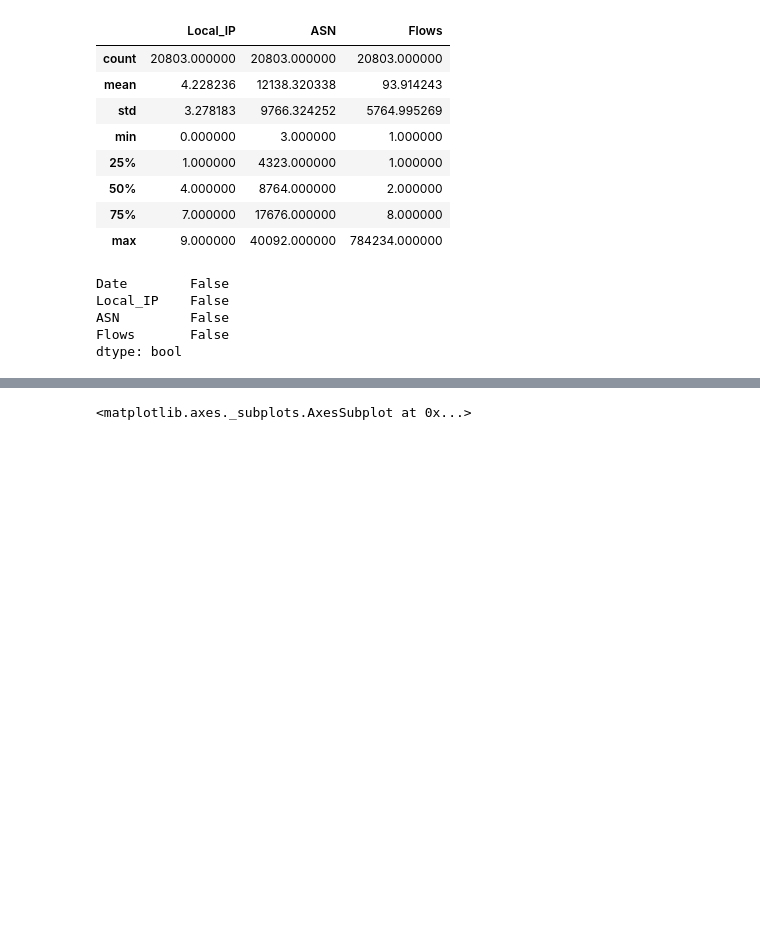
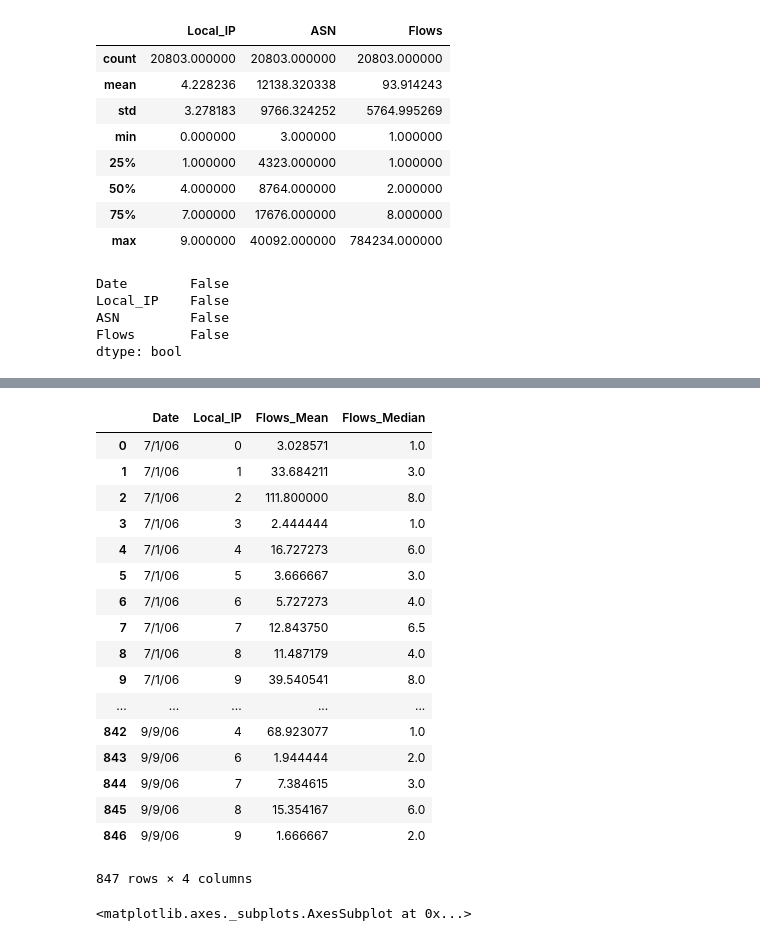
Before and after one commit to astarr8181/bot_net, a Jupyter notebook: bot_net_explore.ipynb, the cells around one changed output, grey strips where cells are left out. Saved outputs shown, nothing was run; the diff lists cells and outputs as text; code cells hidden in the pictures; blank space fills up the shorter version.

```diff
--- a/bot_net_explore.ipynb
+++ b/bot_net_explore.ipynb
@@ -70,3 +141,24 @@ list_dates = df.Date.unique()
+# %%
+df_mean_med_flows.drop(['Date1', 'IP1'], axis=1)
+# %% [output]
+|  | Date | Local_IP | Flows_Mean | Flows_Median |
+| 0 | 7/1/06 | 0 | 3.028571 | 1.0 |
+| 1 | 7/1/06 | 1 | 33.684211 | 3.0 |
+| 2 | 7/1/06 | 2 | 111.800000 | 8.0 |
+| 3 | 7/1/06 | 3 | 2.444444 | 1.0 |
+| 4 | 7/1/06 | 4 | 16.727273 | 6.0 |
+| 5 | 7/1/06 | 5 | 3.666667 | 3.0 |
+| 6 | 7/1/06 | 6 | 5.727273 | 4.0 |
+| 7 | 7/1/06 | 7 | 12.843750 | 6.5 |
+| 8 | 7/1/06 | 8 | 11.487179 | 4.0 |
+| 9 | 7/1/06 | 9 | 39.540541 | 8.0 |
+| ... | ... | ... | ... | ... |
+| 842 | 9/9/06 | 4 | 68.923077 | 1.0 |
+| 843 | 9/9/06 | 6 | 1.944444 | 2.0 |
+| 844 | 9/9/06 | 7 | 7.384615 | 3.0 |
+| 845 | 9/9/06 | 8 | 15.354167 | 6.0 |
+| 846 | 9/9/06 | 9 | 1.666667 | 2.0 |
+847 rows × 4 columns
 # %%
 df.plot()
 # %% [output]
```
Also changed, not shown: parts of 5 cells of this notebook, 1 other file.
